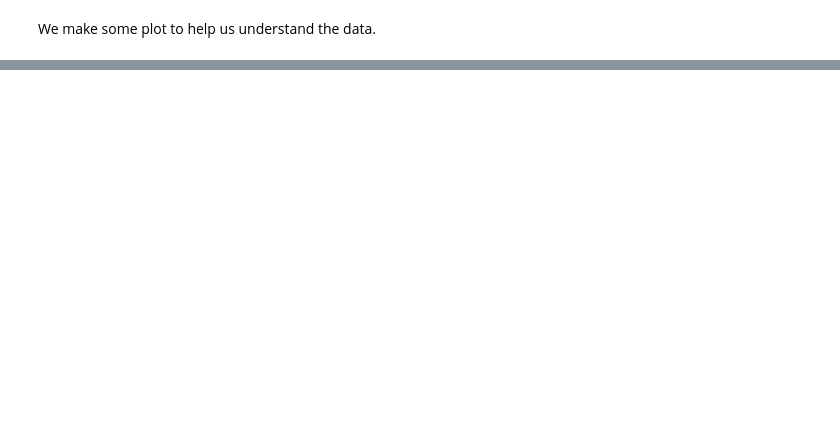
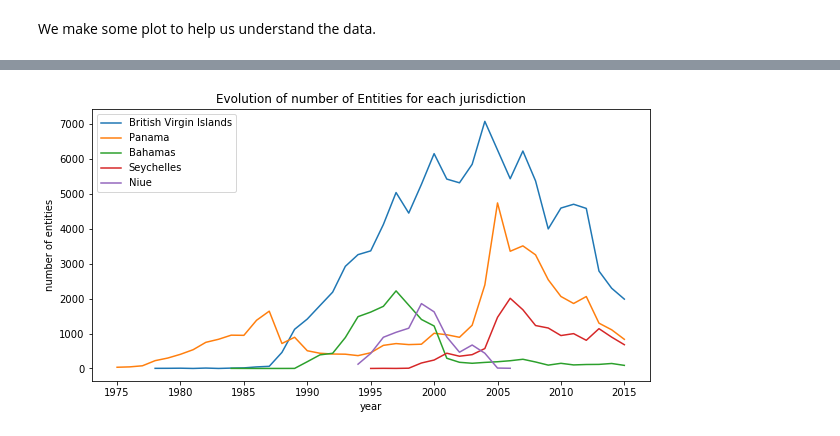
Before and after one commit to Roussaky/ada-EPFL, a Jupyter notebook: project/project.ipynb, the cells around one changed output, grey strips where cells are left out. Saved outputs shown, nothing was run; the diff lists cells and outputs as text; code cells hidden in the pictures; blank space fills up the shorter version.

```diff
--- a/project/project.ipynb
+++ b/project/project.ipynb
@@ -11,0 +119,18 @@ We make some plot to help us understand the data.
+# %%
+top5_jurisdiction = jurisdiction[:5].index.tolist()
+jurisdiction_year = evolution_feature_year[evolution_feature_year['n.jurisdiction_description'].isin(top5_jurisdiction)][['n.incorporation_date','n.jurisdiction_description','count']]
+jurisdiction_year = jurisdiction_year.groupby(['n.incorporation_date','n.jurisdiction_description']).count().reset_index()
+
+plt.figure(figsize=(10,5))
+for jd in top5_jurisdiction:
+    data = jurisdiction_year[jurisdiction_year['n.jurisdiction_description']==jd]
+    data = data[data['n.incorporation_date']>=1975]
+    plt.plot(data['n.incorporation_date'],data['count'])
+
+plt.legend(top5_jurisdiction)
+plt.xlabel('year')
+plt.ylabel('number of entities')
+plt.title('Evolution of number of Entities for each jurisdiction')
+plt.show()
+# %% [output]
+[figure, added]
```
Also changed, not shown: parts of 18 cells of this notebook.
